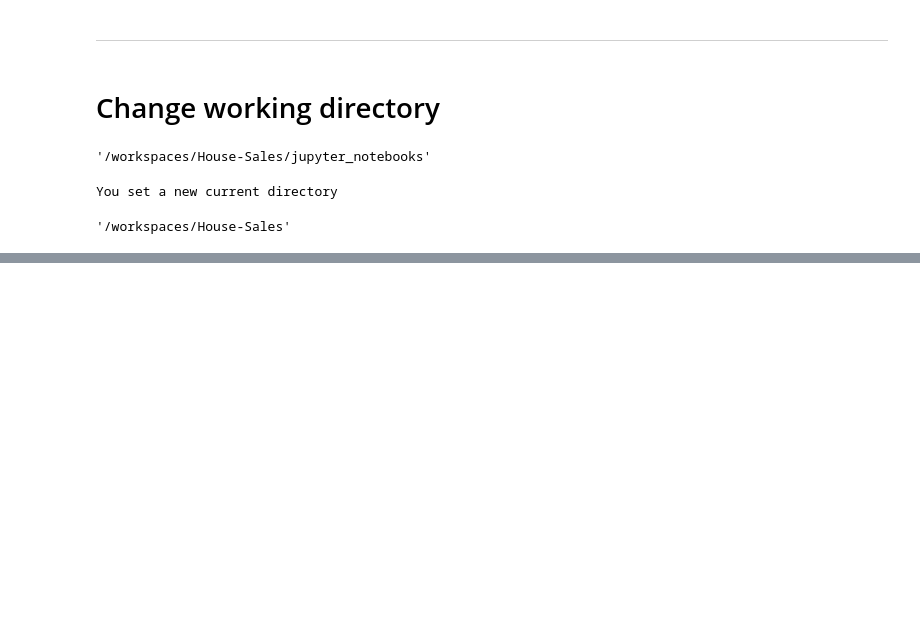
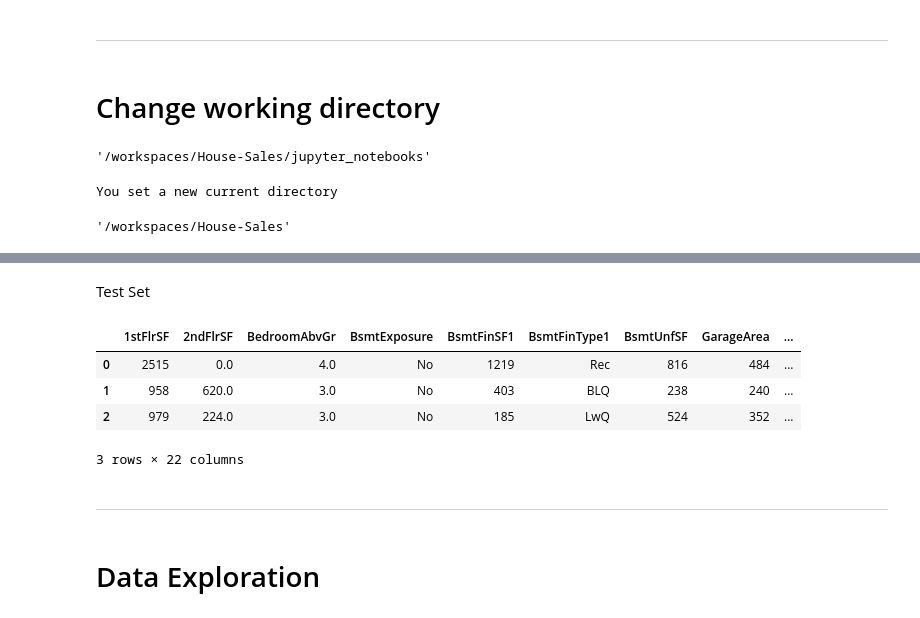
Before and after one commit to simonepietraroia/House-Sales, a Jupyter notebook: jupyter_notebooks/4 - Feature Engineering.ipynb, the cells around one changed output, grey strips where cells are left out. Drawn from its saved outputs; the diff is of its cells as text; code cells hidden in the pictures; blank space fills up the shorter version.

```diff
--- a/jupyter_notebooks/4 - Feature Engineering.ipynb
+++ b/jupyter_notebooks/4 - Feature Engineering.ipynb
@@ -41,0 +59,16 @@ current_dir
+# %% [markdown]
+Test Set
+# %%
+test_set_path = 'outputs/datasets/cleaned-records/TestSetCleaned.csv'
+TestSet = pd.read_csv(test_set_path)
+TestSet.head(3)
+# %% [output]
+|  | 1stFlrSF | 2ndFlrSF | BedroomAbvGr | BsmtExposure | BsmtFinSF1 | BsmtFinType1 | BsmtUnfSF | GarageArea | ... |
+| 0 | 2515 | 0.0 | 4.0 | No | 1219 | Rec | 816 | 484 | ... |
+| 1 | 958 | 620.0 | 3.0 | No | 403 | BLQ | 238 | 240 | ... |
+| 2 | 979 | 224.0 | 3.0 | No | 185 | LwQ | 524 | 352 | ... |
+3 rows × 22 columns
+# %% [markdown]
+---
+# %% [markdown]
+# Data Exploration
```
Also changed, not shown: parts of 10 cells of this notebook.
